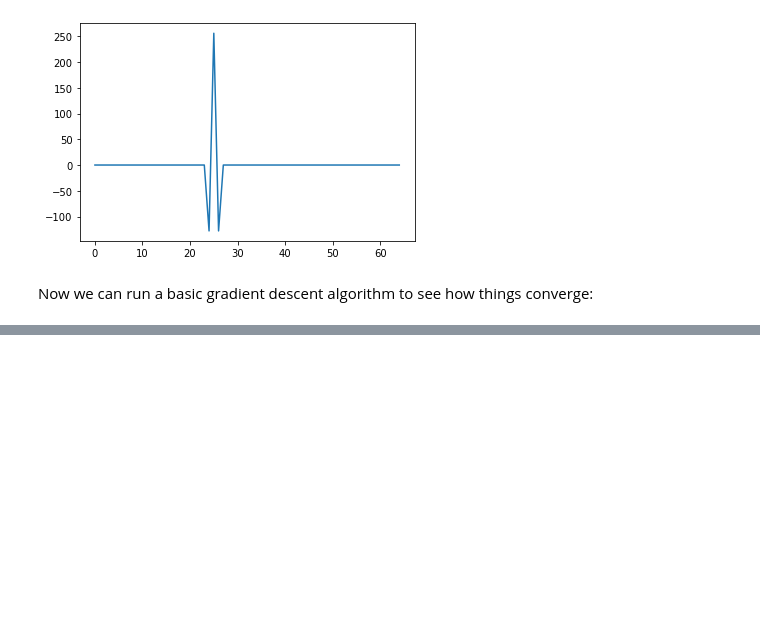
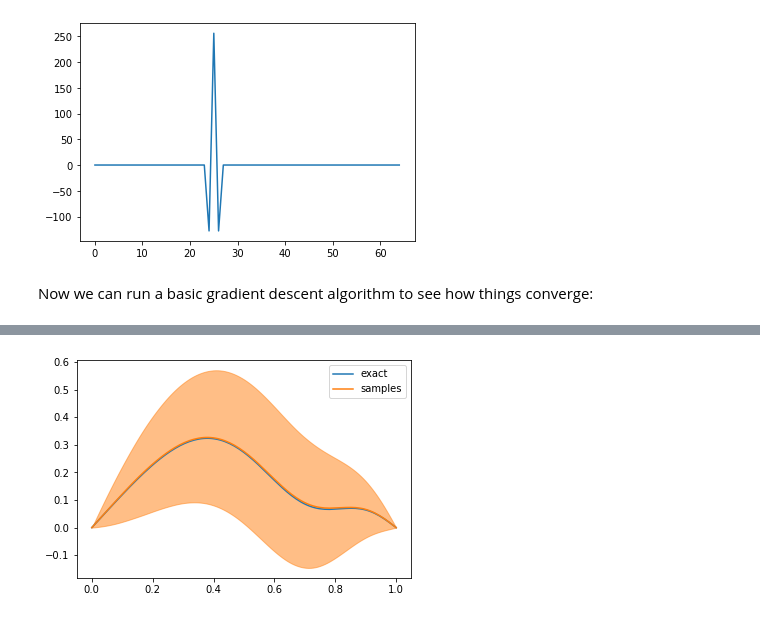
Before and after one commit to connor-duffin/ula-statfem, a Jupyter notebook: docs/methodology-week-workbook.ipynb, the cells around one changed output, grey strips where cells are left out. Drawn from its saved outputs; the diff is of its cells as text; code cells hidden in the pictures; blank space fills up the shorter version.

```diff
--- a/docs/methodology-week-workbook.ipynb
+++ b/docs/methodology-week-workbook.ipynb
@@ -167,0 +196,12 @@ plt.show()
+# %%
+plt.plot(pois.x_dofs, u_exact, label="exact")
+plt.plot(pois.x_dofs, mean_exact, label="samples")
+plt.fill_between(pois.x_dofs[:, 0],
+                mean_exact + 1.96 * sd_exact,
+                mean_exact - 1.96 * sd_exact,
+                alpha=0.5,
+                color="tab:orange")
+plt.legend()
+plt.show()
+# %% [output]
+[figure, added]
```
Also changed, not shown: parts of 19 cells of this notebook.
